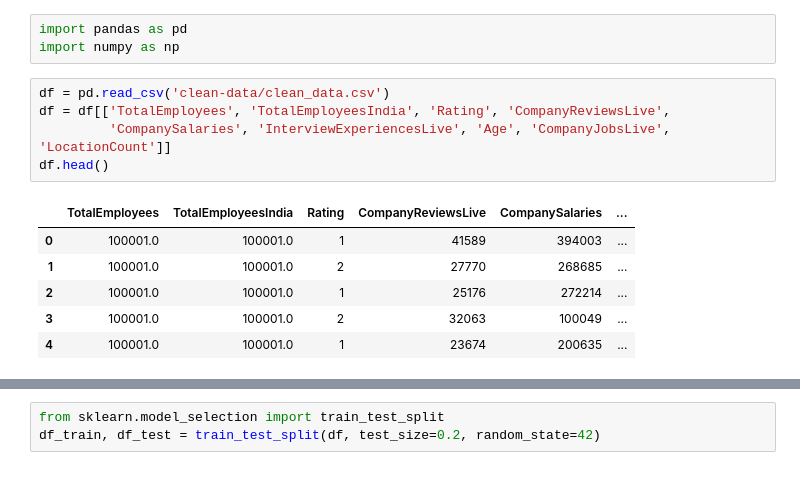
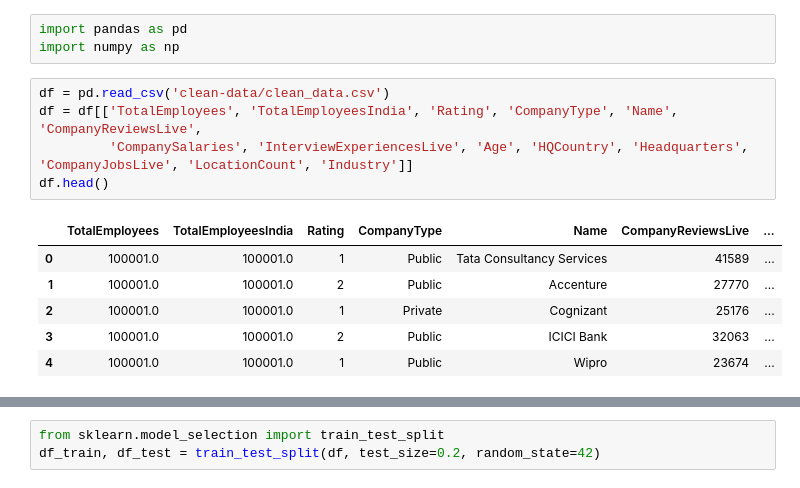
Before and after one commit to phuocleoceo/AmbitionBox-Rating, a Jupyter notebook: feature_engineering.ipynb, the cells around one changed output, grey strips where cells are left out. Cells and saved outputs as stored; diff of their text form.

```diff
--- a/feature_engineering.ipynb
+++ b/feature_engineering.ipynb
@@ -3,14 +3,14 @@ import pandas as pd
 import numpy as np
 # %%
 df = pd.read_csv('clean-data/clean_data.csv')
-df = df[['TotalEmployees', 'TotalEmployeesIndia', 'Rating', 'CompanyReviewsLive',
-         'CompanySalaries', 'InterviewExperiencesLive', 'Age', 'CompanyJobsLive', 'LocationCount']]
+df = df[['TotalEmployees', 'TotalEmployeesIndia', 'Rating', 'CompanyType', 'Name', 'CompanyReviewsLive',
+         'CompanySalaries', 'InterviewExperiencesLive', 'Age', 'HQCountry', 'Headquarters', 'CompanyJobsLive', 'LocationCount', 'Industry']]
 df.head()
 # %% [output]
-|  | TotalEmployees | TotalEmployeesIndia | Rating | CompanyReviewsLive | CompanySalaries | ... |
-| 0 | 100001.0 | 100001.0 | 1 | 41589 | 394003 | ... |
-| 1 | 100001.0 | 100001.0 | 2 | 27770 | 268685 | ... |
-| 2 | 100001.0 | 100001.0 | 1 | 25176 | 272214 | ... |
-| 3 | 100001.0 | 100001.0 | 2 | 32063 | 100049 | ... |
-| 4 | 100001.0 | 100001.0 | 1 | 23674 | 200635 | ... |
+|  | TotalEmployees | TotalEmployeesIndia | Rating | CompanyType | Name | CompanyReviewsLive | ... |
+| 0 | 100001.0 | 100001.0 | 1 | Public | Tata Consultancy Services | 41589 | ... |
+| 1 | 100001.0 | 100001.0 | 2 | Public | Accenture | 27770 | ... |
+| 2 | 100001.0 | 100001.0 | 1 | Private | Cognizant | 25176 | ... |
+| 3 | 100001.0 | 100001.0 | 2 | Public | ICICI Bank | 32063 | ... |
+| 4 | 100001.0 | 100001.0 | 1 | Public | Wipro | 23674 | ... |
 # %%
```
Also changed, not shown: parts of 2 cells of this notebook, 1 other file.
